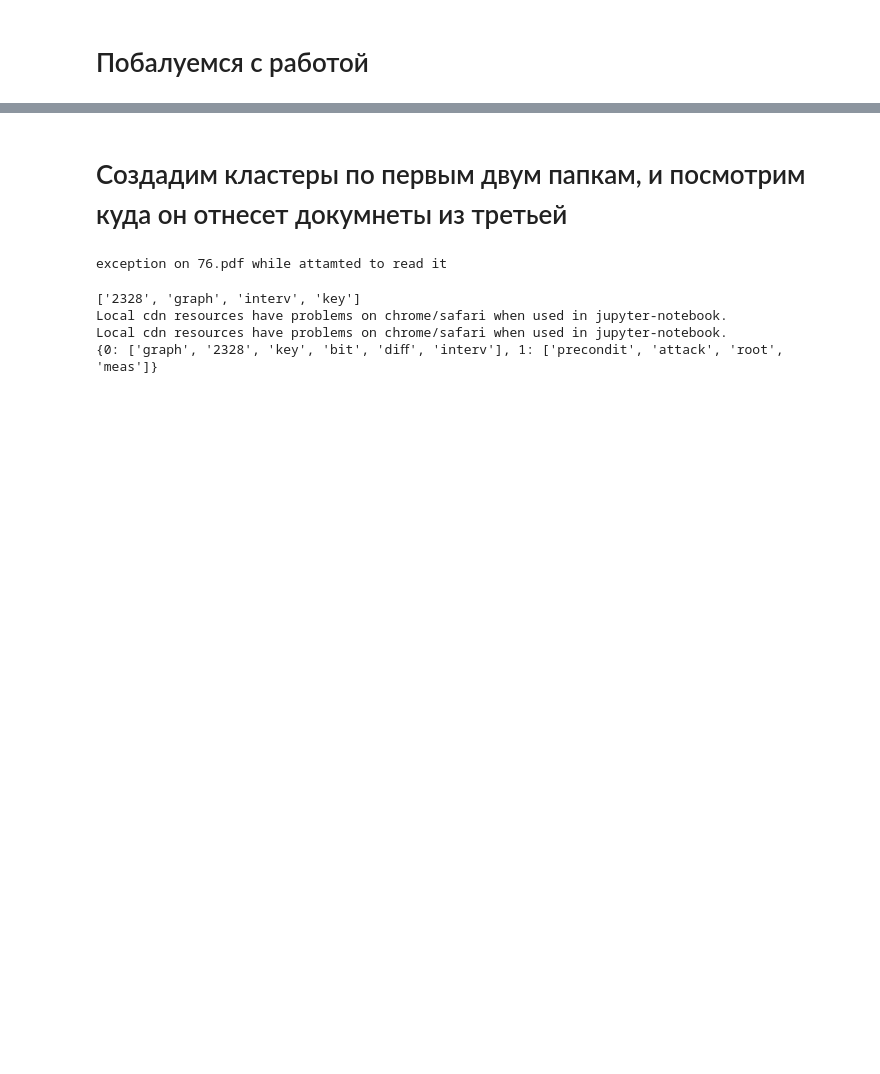
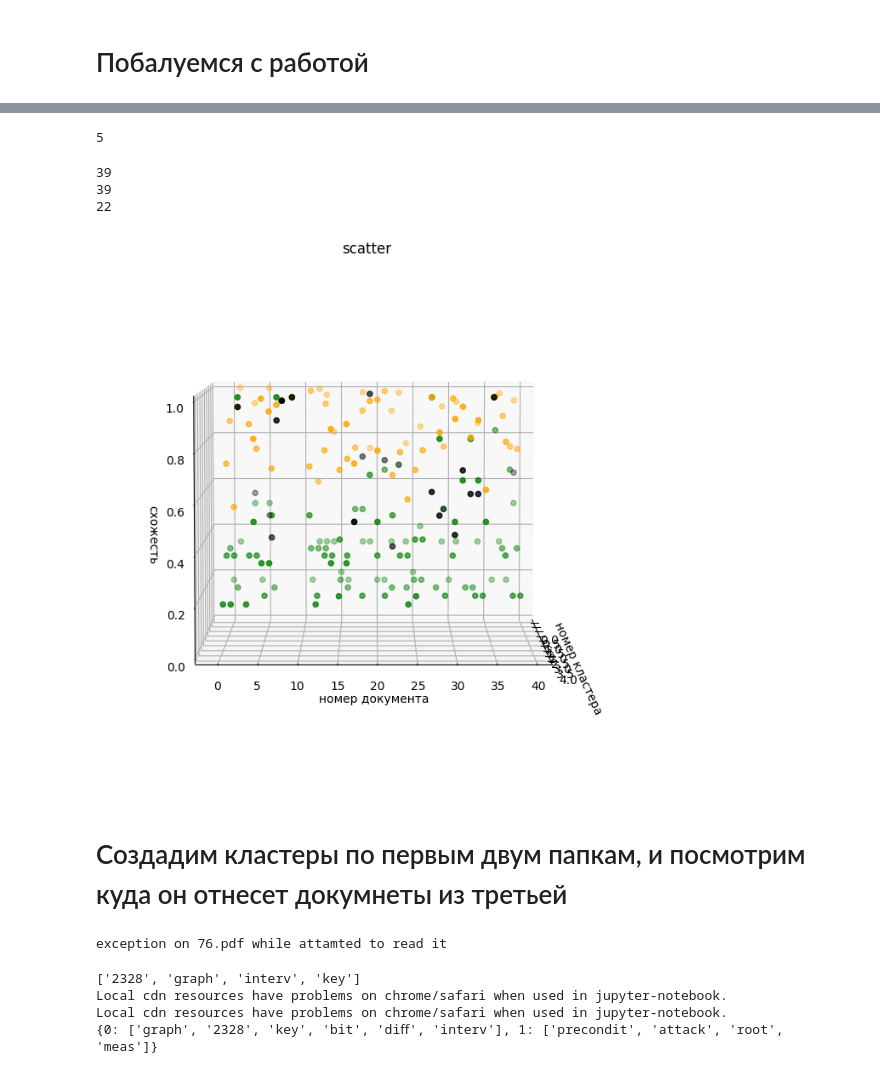
Before and after one commit to avatar4ik3/clustering, a Jupyter notebook: sample.ipynb, the cells around one changed output, grey strips where cells are left out. Drawn from its saved outputs; the diff is of its cells as text; code cells hidden in the pictures; blank space fills up the shorter version.

```diff
--- a/sample.ipynb
+++ b/sample.ipynb
@@ -487,3 +757,74 @@ pd.DataFrame.from_dict(docs,orient='index')
+# %%
+def classify_hypergraphs(
+    clusters : dict[str,hnx.Hypergraph],
+    document : hnx.Hypergraph,
+    distance : Callable[[ hnx.Hypergraph, hnx.Hypergraph],float]) -> dict[str,float]:
+
+    return dict[str,float]([(x,distance(clusters[x],document)) for x in clusters])
+
+def hypergraph_distance_simple(cluster : hnx.Hypergraph, doc : hnx.Hypergraph) -> float:
+    nodes_cluster = list(cluster.nodes)
+    nodes_doc = list(doc.nodes)
+    freqs = [x for x in nodes_doc if x in nodes_cluster]
+    total = len(freqs)
+    if len(nodes_doc) == 0:
+        return 0.0
+    return total/len(nodes_doc)
+
+
+def hypergraph_distance_nodes(cluster : hnx.Hypergraph, doc : hnx.Hypergraph) -> float:
+    cluster_matrix = hypergraph_to_matrix(cluster,list(doc.nodes))
+    doc_matrix = hypergraph_to_matrix(doc,list(doc.nodes))
+    return distance_matrixes(cluster_matrix,doc_matrix)
+
+def hypergraph_distance_edges(cluster : hnx.Hypergraph, doc : hnx.Hypergraph) -> float:
+    c = cluster.dual()
+    d = doc.dual()
+    return hypergraph_distance_nodes(c,d)
+
+# hypergraph_distance_edges(hg_clustered_build_in[0][1],h_matricies["116.pdf"])
+clsdict_hg = dict([(str(x[0]),x[1][1]) for x in zip(range(5),hg_clustered_build_in)])
+len(clsdict_hg)
+# classify_hypergraphs(clsdict_hg,h_matricies["116.pdf"],hypergraph_distance_simple)
+# %% [output]
+5
+# %%
+doc_hg = dict[str,hnx.Hypergraph]([(x,toHyperGraph(buildMatrix([texts[x]],selected_words[x],matrix_interval_size,len(realNames)),max_edge_simmularity,max_weight,max_nodes_in_edge)) for x in realNames])
+metric_hg_simple = dict[str,dict[str,float]]([(x,classify_hypergraphs(clsdict_hg,doc_hg[x],hypergraph_distance_simple)) for x in realNames])
+metric_hg_nodes = dict[str,dict[str,float]]([(x,classify_hypergraphs(clsdict_hg,doc_hg[x],hypergraph_distance_nodes)) for x in realNames])
+metric_hg_edges = dict[str,dict[str,float]]([(x,classify_hypergraphs(clsdict_hg,doc_hg[x],hypergraph_distance_edges)) for x in realNames])
+# %%
+
+
+x = range(len(clsdict_hg))
+y = range(len(realNames))
+X, Y = np.meshgrid(x, y)
+Z = np.matrix([[f(xx,yy,metric_hg_simple) for xx in x] for yy in y])
+Z2 = np.matrix([[f(xx,yy,metric_hg_nodes) for xx in x] for yy in y])
+Z3 = np.matrix([[f(xx,yy,metric_hg_edges) for xx in x] for yy in y])
+z1_good = len([x for x in Z if x.max() > 0])
+z2_good = len([x for x in Z2 if x.max() > 0])
+z3_good = len([x for x in Z3 if x.max() > 0])
+print(z1_good)
+print(z2_good)
+print(z3_good)
+fig = plt.figure()
+ax = plt.axes(projection='3d')
+ax.view_init(elev=5, azim=0)
+ax.scatter(X, Y, Z, c="green", cmap='viridis')
+ax.scatter(X, Y, Z2, c="orange", cmap='viridis')
+ax.scatter(X, Y, Z3, c="black", cmap='viridis')
+ax.set_title('scatter')
+ax.set_xlabel('номер кластера')
+ax.set_ylabel('номер документа')
+ax.set_zlabel('схожесть')
+ax.set_zlim(0, 1)
+plt.show()
+# %% [output]
+39
+39
+22
+[figure, added]
 # %% [markdown]
 # Создадим кластеры по первым двум папкам, и посмотрим куда он отнесет докумнеты из третьей
 # %%
```
Also changed, not shown: parts of 42 cells of this notebook, 5 other files.
